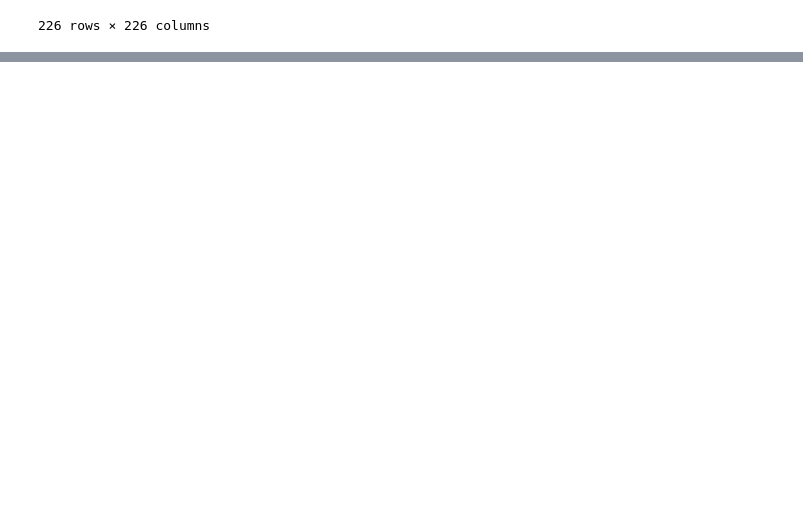
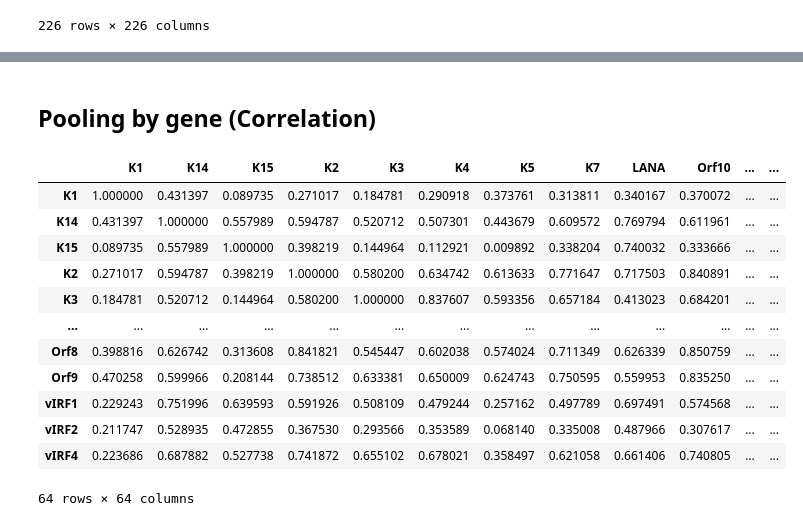
Before and after one commit to alecplotkin/DATA-481-Team-Virology, a Jupyter notebook: Nicolas_Zhang/Gene_Distance.ipynb, the cells around one changed output, grey strips where cells are left out. Cells and saved outputs as stored; diff of their text form; code cells hidden in the pictures; blank space fills up the shorter version.

```diff
--- a/Nicolas_Zhang/Gene_Distance.ipynb
+++ b/Nicolas_Zhang/Gene_Distance.ipynb
@@ -45,0 +70,20 @@ distance_df_lower_tri.to_csv("gene_distance_matrix_lower_tri.csv")
+# %% [markdown]
+## Pooling by gene (Correlation)
+# %%
+average_expression = data.groupby(gene_names).mean()
+correlation_matrix = average_expression.T.corr(method='pearson')
+correlation_matrix
+# %% [output]
+|  | K1 | K14 | K15 | K2 | K3 | K4 | K5 | K7 | LANA | Orf10 | ... | ... |
+| K1 | 1.000000 | 0.431397 | 0.089735 | 0.271017 | 0.184781 | 0.290918 | 0.373761 | 0.313811 | 0.340167 | 0.370072 | ... | ... |
+| K14 | 0.431397 | 1.000000 | 0.557989 | 0.594787 | 0.520712 | 0.507301 | 0.443679 | 0.609572 | 0.769794 | 0.611961 | ... | ... |
+| K15 | 0.089735 | 0.557989 | 1.000000 | 0.398219 | 0.144964 | 0.112921 | 0.009892 | 0.338204 | 0.740032 | 0.333666 | ... | ... |
+| K2 | 0.271017 | 0.594787 | 0.398219 | 1.000000 | 0.580200 | 0.634742 | 0.613633 | 0.771647 | 0.717503 | 0.840891 | ... | ... |
+| K3 | 0.184781 | 0.520712 | 0.144964 | 0.580200 | 1.000000 | 0.837607 | 0.593356 | 0.657184 | 0.413023 | 0.684201 | ... | ... |
+| ... | ... | ... | ... | ... | ... | ... | ... | ... | ... | ... | ... | ... |
+| Orf8 | 0.398816 | 0.626742 | 0.313608 | 0.841821 | 0.545447 | 0.602038 | 0.574024 | 0.711349 | 0.626339 | 0.850759 | ... | ... |
+| Orf9 | 0.470258 | 0.599966 | 0.208144 | 0.738512 | 0.633381 | 0.650009 | 0.624743 | 0.750595 | 0.559953 | 0.835250 | ... | ... |
+| vIRF1 | 0.229243 | 0.751996 | 0.639593 | 0.591926 | 0.508109 | 0.479244 | 0.257162 | 0.497789 | 0.697491 | 0.574568 | ... | ... |
+| vIRF2 | 0.211747 | 0.528935 | 0.472855 | 0.367530 | 0.293566 | 0.353589 | 0.068140 | 0.335008 | 0.487966 | 0.307617 | ... | ... |
+| vIRF4 | 0.223686 | 0.687882 | 0.527738 | 0.741872 | 0.655102 | 0.678021 | 0.358497 | 0.621058 | 0.661406 | 0.740805 | ... | ... |
+64 rows × 64 columns
```
Also changed, not shown: parts of 4 cells of this notebook, 6 other files.
